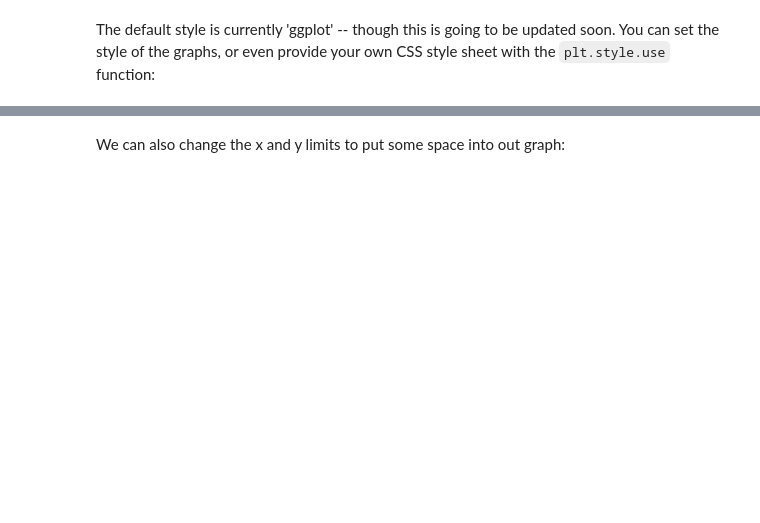
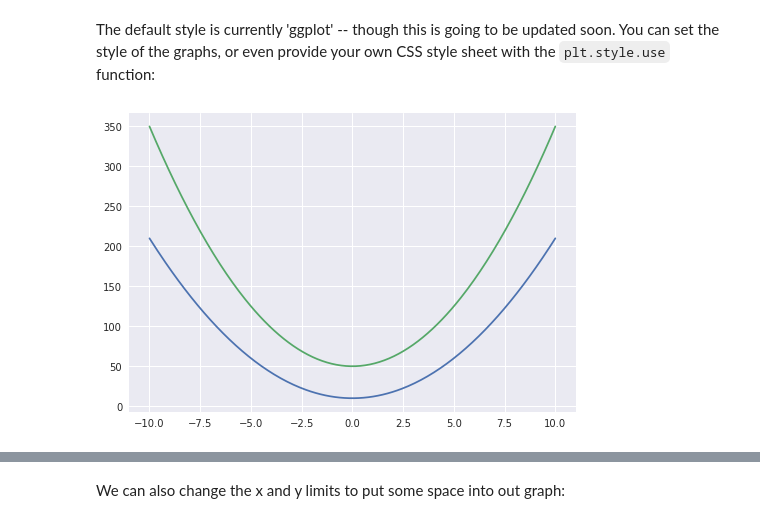
Before and after one commit to georgetown-analytics/XBUS-506-01.Visual_Analytics, a Jupyter notebook: pyplot/pyplot.ipynb, the cells around one changed output, grey strips where cells are left out. Cells and saved outputs as stored; diff of their text form; code cells hidden in the pictures; blank space fills up the shorter version.

```diff
--- a/pyplot/pyplot.ipynb
+++ b/pyplot/pyplot.ipynb
@@ -125,12 +197,12 @@ ax.set_yticklabels([])
 # %% [markdown]
 The default style is currently 'ggplot' -- though this is going to be updated soon. You can set the style of the graphs, or even provide your own CSS style sheet with the `plt.style.use` function:
 # %%
-# plt.style.use('fivethirtyeight')
-
 # Note that I'm going to use temporary styling so I don't mess up the notebook!
-with plt.style.context(('fivethirtyeight')):
+with plt.style.context(('seaborn')):
     plt.plot(X, Y1)
     plt.plot(X, Y2)
+# %% [output]
+[figure, added]
 # %%
 # To see the available styles:
 for style in plt.style.available: print("- {}".format(style))
```
Also changed, not shown: parts of 25 cells of this notebook.
